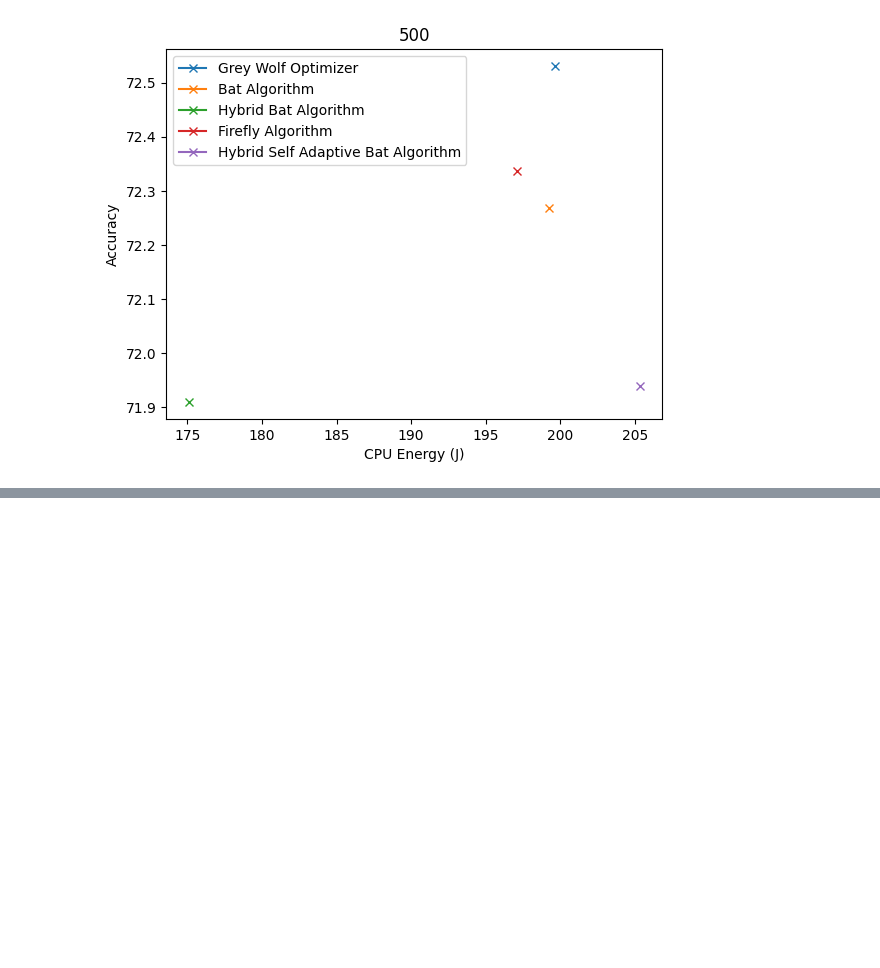
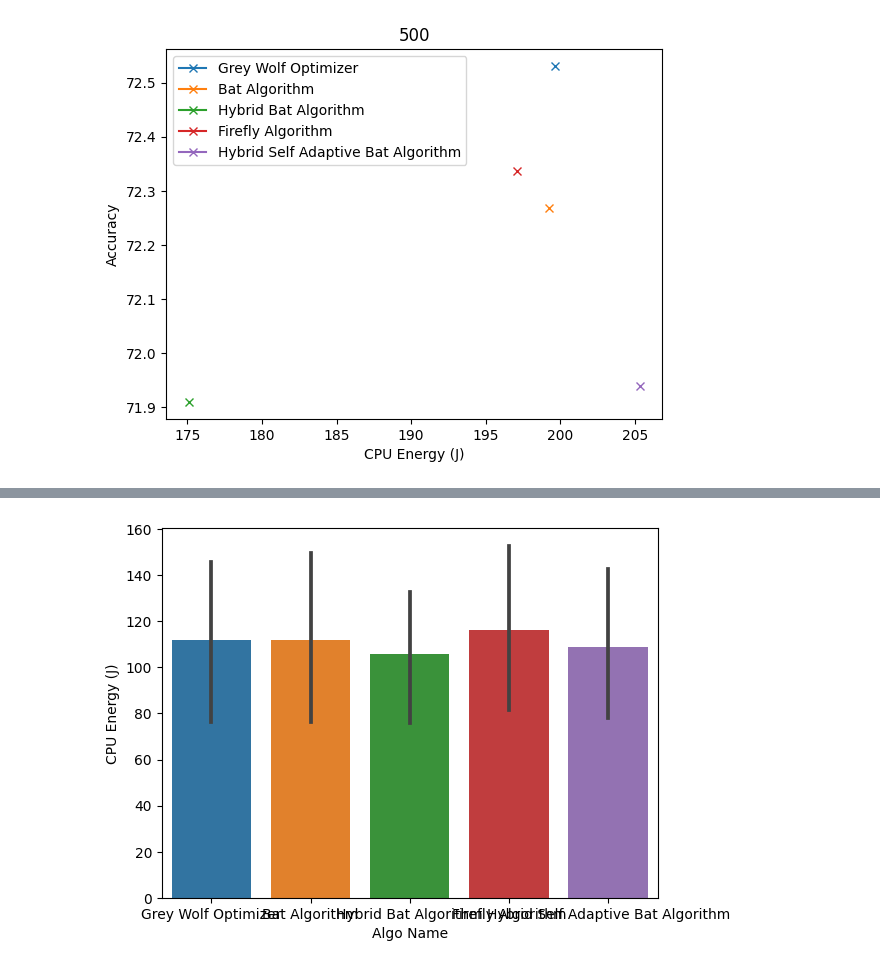
Before and after one commit to ChanderJindal/Analyzing-and-Rating-Greenness-of-Nature-Inspired-Algorithms, a Jupyter notebook: temp/Plotter.ipynb, the cells around one changed output, grey strips where cells are left out. Saved outputs shown, nothing was run; the diff lists cells and outputs as text; code cells hidden in the pictures; blank space fills up the shorter version.

```diff
--- a/temp/Plotter.ipynb
+++ b/temp/Plotter.ipynb
@@ -97,0 +110,6 @@ Index(['Unnamed: 0', 'Algo Name', 'Time Taken', 'Accuracy', 'Total Energy (J)',
+# %%
+sns.barplot(data=full, x='Algo Name', y='CPU Energy (J)')
+#Index(['Unnamed: 0', 'Algo Name', 'n_estimators', 'Time Taken', 'Accuracy',
+plt.show()
+# %% [output]
+[figure, added]
```
Also changed, not shown: parts of 8 cells of this notebook, 16 other files.
